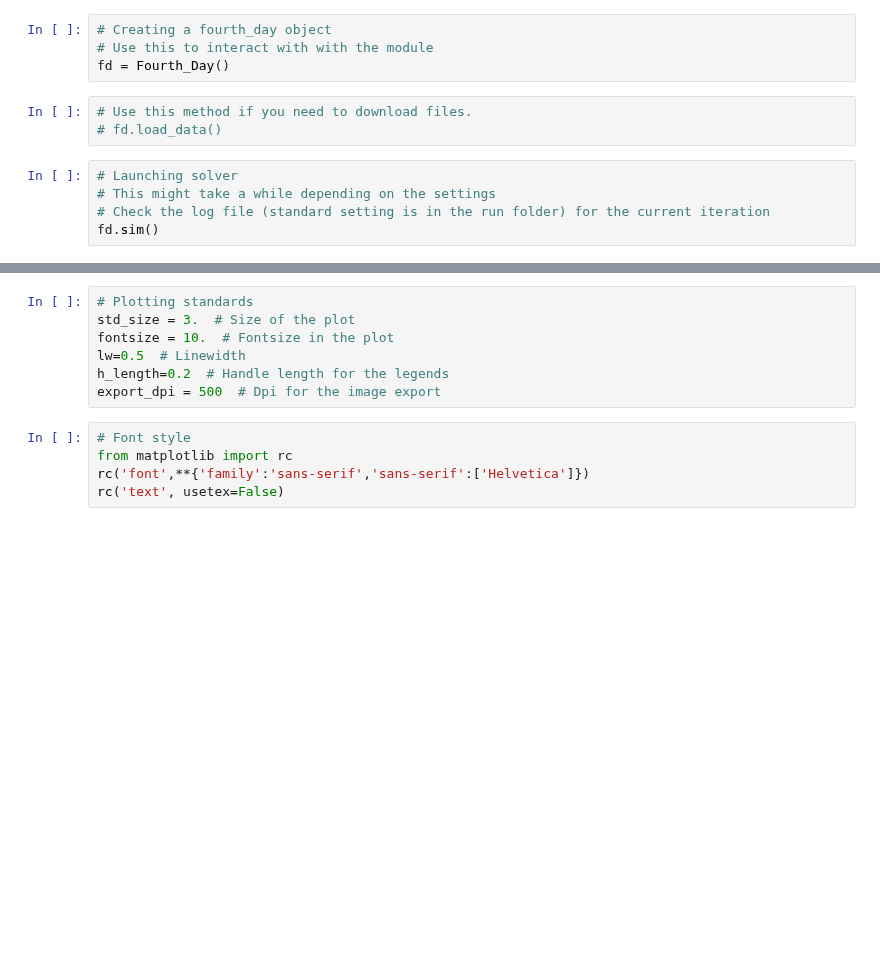
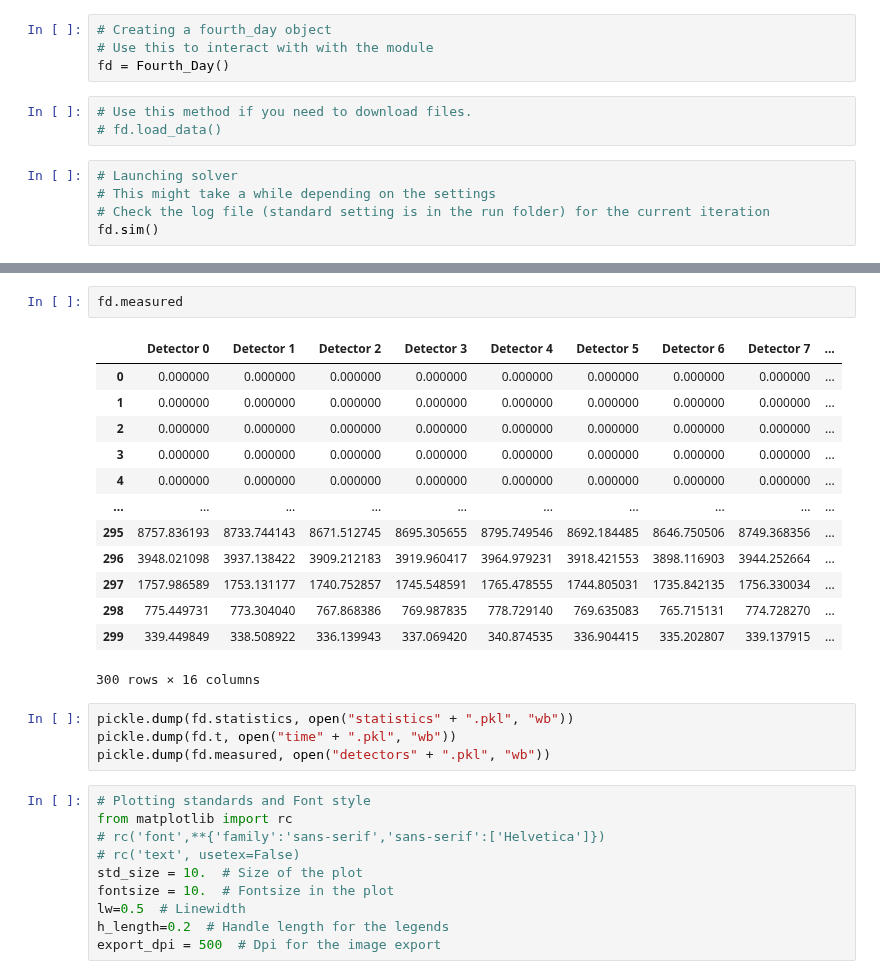
Before and after one commit to MeighenBergerS/fourth_day, a Jupyter notebook: examples/example_basics.ipynb, the cells around one changed output, grey strips where cells are left out. Cells and saved outputs as stored; diff of their text form; blank space fills up the shorter version.

Commit message:
test for fd.measured

```diff
--- a/examples/example_basics.ipynb
+++ b/examples/example_basics.ipynb
@@ -101,15 +117,33 @@ fd.statistics[-1]
+# %%
+fd.measured
+# %% [output]
+|  | Detector 0 | Detector 1 | Detector 2 | Detector 3 | Detector 4 | Detector 5 | Detector 6 | Detector 7 | ... |
+| 0 | 0.000000 | 0.000000 | 0.000000 | 0.000000 | 0.000000 | 0.000000 | 0.000000 | 0.000000 | ... |
+| 1 | 0.000000 | 0.000000 | 0.000000 | 0.000000 | 0.000000 | 0.000000 | 0.000000 | 0.000000 | ... |
+| 2 | 0.000000 | 0.000000 | 0.000000 | 0.000000 | 0.000000 | 0.000000 | 0.000000 | 0.000000 | ... |
+| 3 | 0.000000 | 0.000000 | 0.000000 | 0.000000 | 0.000000 | 0.000000 | 0.000000 | 0.000000 | ... |
+| 4 | 0.000000 | 0.000000 | 0.000000 | 0.000000 | 0.000000 | 0.000000 | 0.000000 | 0.000000 | ... |
+| ... | ... | ... | ... | ... | ... | ... | ... | ... | ... |
+| 295 | 8757.836193 | 8733.744143 | 8671.512745 | 8695.305655 | 8795.749546 | 8692.184485 | 8646.750506 | 8749.368356 | ... |
+| 296 | 3948.021098 | 3937.138422 | 3909.212183 | 3919.960417 | 3964.979231 | 3918.421553 | 3898.116903 | 3944.252664 | ... |
+| 297 | 1757.986589 | 1753.131177 | 1740.752857 | 1745.548591 | 1765.478555 | 1744.805031 | 1735.842135 | 1756.330034 | ... |
+| 298 | 775.449731 | 773.304040 | 767.868386 | 769.987835 | 778.729140 | 769.635083 | 765.715131 | 774.728270 | ... |
+| 299 | 339.449849 | 338.508922 | 336.139943 | 337.069420 | 340.874535 | 336.904415 | 335.202807 | 339.137915 | ... |
+300 rows × 16 columns
+# %%
+pickle.dump(fd.statistics, open("statistics" + ".pkl", "wb"))
+pickle.dump(fd.t, open("time" + ".pkl", "wb"))
+pickle.dump(fd.measured, open("detectors" + ".pkl", "wb"))
 # %%
-# Plotting standards
-std_size = 3.  # Size of the plot
+# Plotting standards and Font style
+from matplotlib import rc
+# rc('font',**{'family':'sans-serif','sans-serif':['Helvetica']})
+# rc('text', usetex=False)
+std_size = 10.  # Size of the plot
 fontsize = 10.  # Fontsize in the plot
 lw=0.5  # Linewidth
 h_length=0.2  # Handle length for the legends
 export_dpi = 500  # Dpi for the image export
-# %%
-# Font style
-from matplotlib import rc
-rc('font',**{'family':'sans-serif','sans-serif':['Helvetica']})
-rc('text', usetex=False)
 # %%
 # ---------------------------------------------
 # Detector light yields
```
Also changed, not shown: parts of 5 cells of this notebook, 7 other files.
